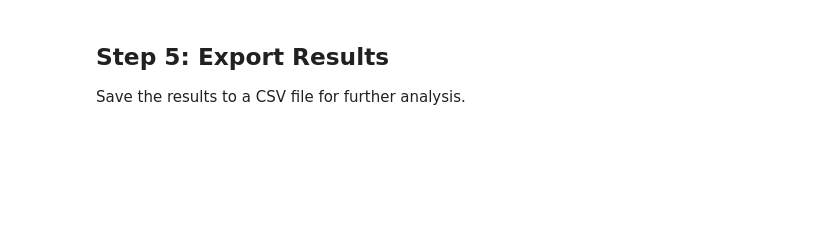
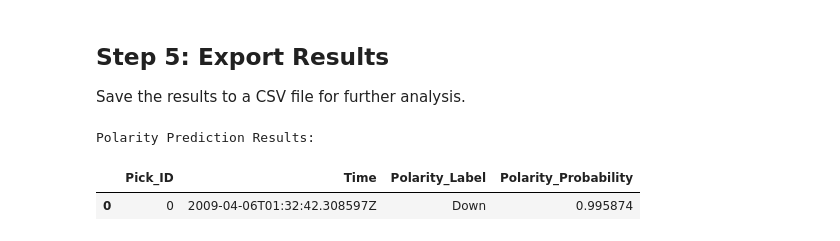
Before and after one commit to Chuan1937/SeisPolarity, a Jupyter notebook: examples/predict_api.ipynb, the cells around one changed output. Saved outputs shown, nothing was run; the diff lists cells and outputs as text; code cells hidden in the pictures; blank space fills up the shorter version.

```diff
--- a/examples/predict_api.ipynb
+++ b/examples/predict_api.ipynb
@@ -598,15 +534,16 @@ Save the results to a CSV file for further analysis.
 # %%
 # Create a DataFrame with results
 df_results = pd.DataFrame([{
-    "Pick_ID": r["index"],
-    "Time": str(r["time"]),
-    "Sample_Index": r["sample_index"],
-    "P_Wave_Probability": r["p_probability"],
-    "Polarity_Label": r["polarity_label"],
-    "Polarity_Name": r["polarity_name"],
-    "Polarity_Confidence": r["confidence"]
-} for r in results])
+    "Pick_ID": i,
+    "Time": r["pick_time"],
+    "Polarity_Label": r["predicted_label"],
+    "Polarity_Probability": r["probability"]
+} for i, r in enumerate(results)])
 
 # Display the results
 print("Polarity Prediction Results:")
 display(df_results)
+# %% [output]
+Polarity Prediction Results:
+|  | Pick_ID | Time | Polarity_Label | Polarity_Probability |
+| 0 | 0 | 2009-04-06T01:32:42.308597Z | Down | 0.995874 |
```
Also changed, not shown: parts of 14 cells of this notebook, 2 other files.
